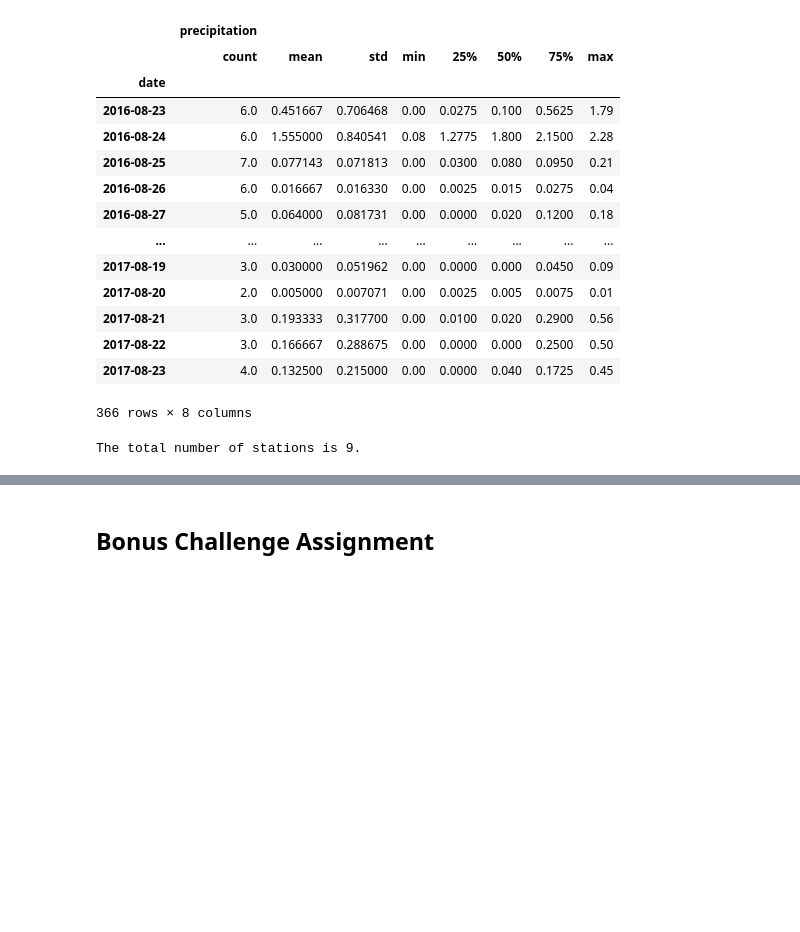
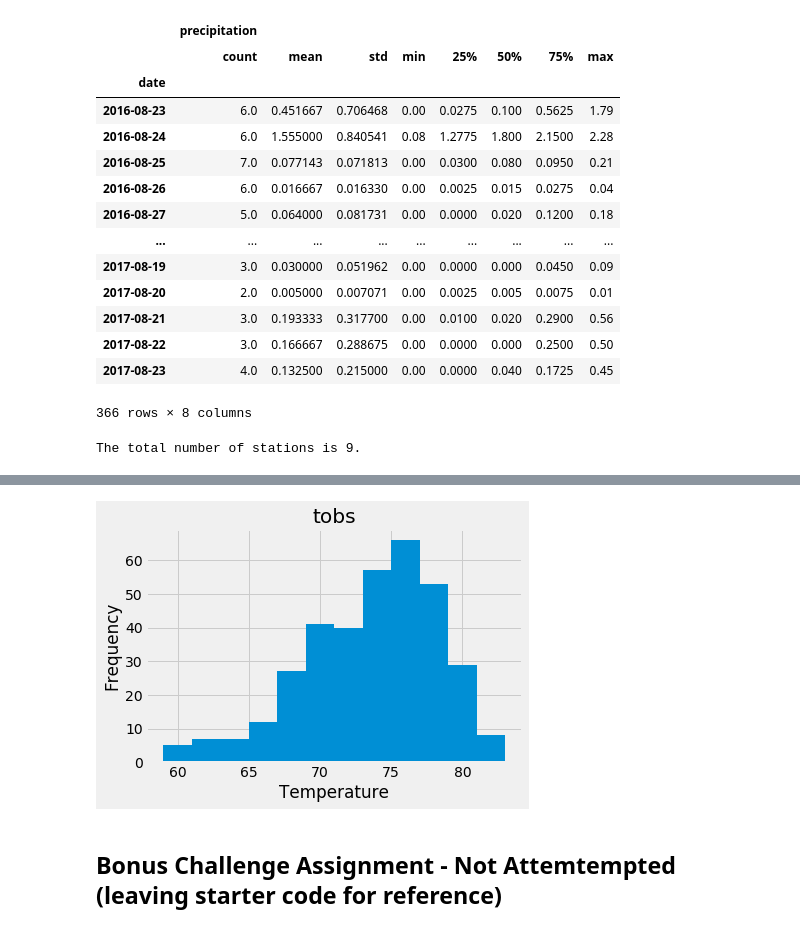
Before and after one commit to Michelin96/sqlalchemy-challenge, a Jupyter notebook: climate.ipynb, the cells around one changed output, grey strips where cells are left out. Cells and saved outputs as stored; diff of their text form; code cells hidden in the pictures; blank space fills up the shorter version.

```diff
--- a/climate.ipynb
+++ b/climate.ipynb
@@ -318,0 +230,9 @@ all_measurements
+# %%
+# Last 12 months of temperature observation data (TOBS) for station 7
+last_year_station7 = session.query(Measurement.date, Measurement.tobs) \
+.filter(Measurement.date >= '2016-08-23', Measurement.station == 'USC00519281').order_by(Measurement.date).all()
+
+#Putting the query results in a dataframe
+station7_tobs_data = pd.DataFrame(last_year_station7, columns=['date', 'tobs'])
+
+station7_tobs_data
@@ -319,5 +253,19 @@ all_measurements
+# %%
+# Plot the results as a histogram
+tobs_histogram = station7_tobs_data.hist(bins=12)
+
+# Add the axes labels
+plt.xlabel("Temperature")
+plt.ylabel("Frequency")
+
+# Put the legend in the upper right corner
+# plt.legend(loc=1)
+tobs_histogram
+plt.show()
+# %% [output]
+[figure, added]
 # %% [markdown]
-## Bonus Challenge Assignment
+## Bonus Challenge Assignment - Not Attemtempted (leaving starter code for reference)
 # %%
 # This function called `calc_temps` will accept start date and end date in the format '%Y-%m-%d'
 # and return the minimum, average, and maximum temperatures for that range of dates
```
Also changed, not shown: parts of 11 cells of this notebook.
